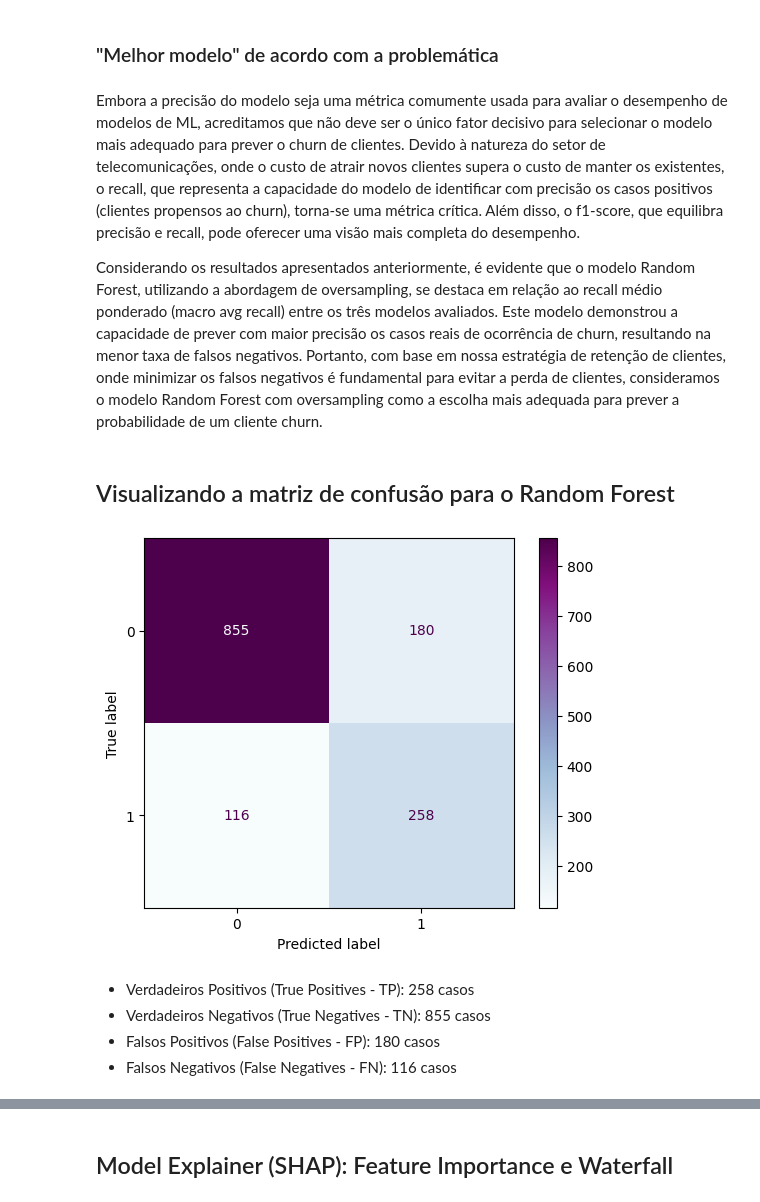
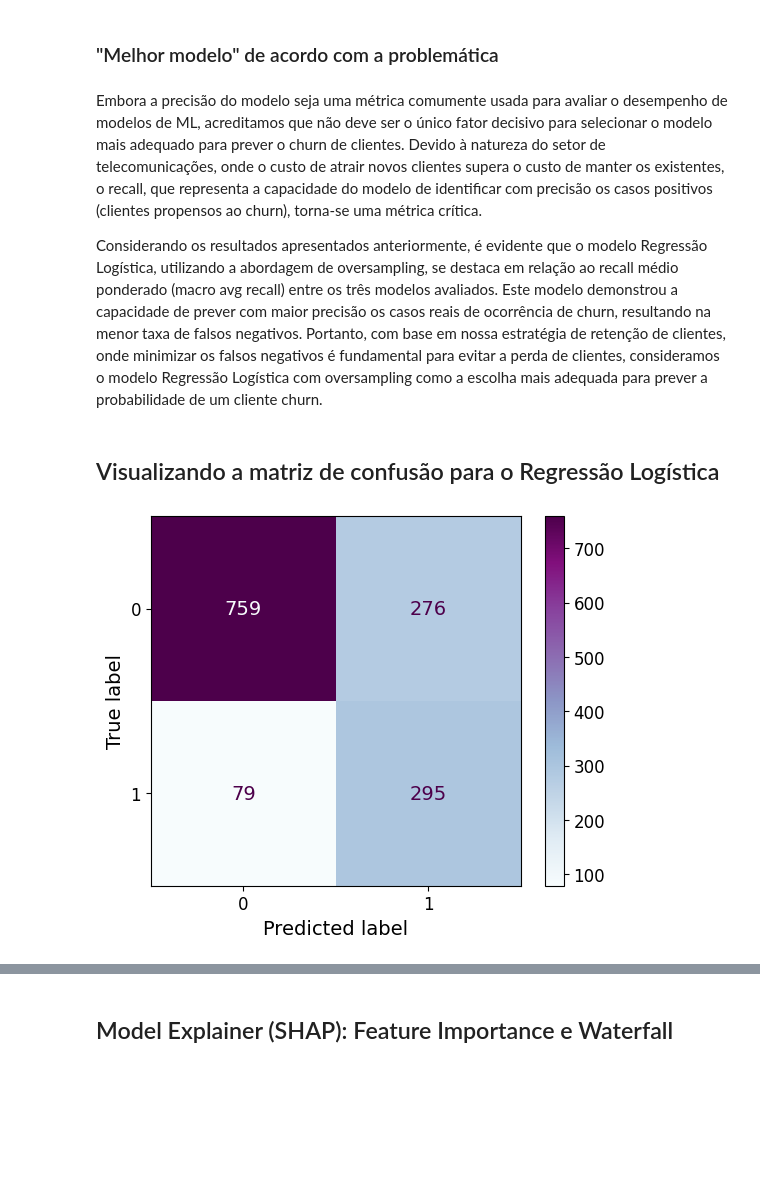
Before and after one commit to SarahBarbosa/churn-prediction, a Jupyter notebook: S02_FeatureEng_ML.ipynb, the cells around one changed output, grey strips where cells are left out. Saved outputs shown, nothing was run; the diff lists cells and outputs as text; code cells hidden in the pictures; blank space fills up the shorter version.

Commit message:
final model add

```diff
--- a/S02_FeatureEng_ML.ipynb
+++ b/S02_FeatureEng_ML.ipynb
@@ -307,21 +292,21 @@ Apesar dos três modelos terem pontuações muito próximas, a estratégia de Ov
 # %%
 from sklearn.linear_model import LogisticRegression
 from imblearn.pipeline import Pipeline as PipelineIMB
-from sklearn.ensemble import RandomForestClassifier, GradientBoostingClassifier
+from sklearn.ensemble import GradientBoostingClassifier
 
-# Oversampling {'model__max_depth': 10, 'model__n_estimators': 150}
-random_forest = RandomForestClassifier(max_depth = 10, n_estimators = 150, random_state = n)
-pipe_over = PipelineIMB([('preprocessor', preprocessor), ('resampler', SMOTE()), ('model', random_forest)])
+# Oversampling {'model__C': 0.1, 'model__max_iter': 1000, 'model__penalty': 'l2', 'model__solver': 'liblinear'}
+logistic_regression = LogisticRegression(C = 0.1, max_iter = 1000, penalty = 'l2', solver = 'liblinear', random_state = n)
+pipe_over = PipelineIMB([('preprocessor', preprocessor), ('resampler', SMOTE()), ('model', logistic_regression)])
 pipe_over.fit(X_train, y_train)
 
-# Undersampling {'model__C': 10, 'model__max_iter': 1000, 'model__penalty': 'l1', 'model__solver': 'liblinear'}
-logistic_regression = LogisticRegression(C = 10, max_iter = 1000, penalty = 'l1', solver = 'liblinear', random_state = n)
-pipe_under = PipelineIMB([('preprocessor', preprocessor), ('resampler', TomekLinks()), ('model', logistic_regression)])
+# Undersampling {'model__learning_rate': 0.1, 'model__max_depth': 5, 'model__n_estimators': 100}
+gradient_boosting_under = GradientBoostingClassifier(learning_rate = 0.1, max_depth = 5, n_estimators = 100, random_state = n)
+pipe_under = PipelineIMB([('preprocessor', preprocessor), ('resampler', TomekLinks()), ('model', gradient_boosting_under)])
 pipe_under.fit(X_train, y_train)
 
 # Default {'model__learning_rate': 0.1, 'model__max_depth': 3, 'model__n_estimators': 100}
-gradient_boosting = GradientBoostingClassifier(learning_rate = 0.1, max_depth = 3, n_estimators = 100, random_state = n)
-pipe_def = PipelineIMB([('preprocessor', preprocessor), ('model', gradient_boosting)])
+gradient_boosting_def = GradientBoostingClassifier(learning_rate = 0.1, max_depth = 3, n_estimators = 100, random_state = n)
+pipe_def = PipelineIMB([('preprocessor', preprocessor), ('model', gradient_boosting_def)])
 pipe_def.fit(X_train, y_train)
 # %% [output]
 Pipeline(steps=[('preprocessor',
@@ -348,9 +333,9 @@ Pipeline(steps=[('preprocessor',
 # %% [markdown]
 ## Previsões dos Modelos
 # %%
-rf_predictions = pipe_over.predict(X_test)
-lr_predictions = pipe_under.predict(X_test)
-gb_predictions = pipe_def.predict(X_test)
+lr_predictions = pipe_over.predict(X_test)
+gb_under_predictions = pipe_under.predict(X_test)
+gb_def_predictions = pipe_def.predict(X_test)
 # %% [markdown]
 ## Comparação dos valores reais com os valores previstos
 # %%
@@ -430,23 +397,18 @@ Comparando este modelo de Gradient Boosting com os modelos anteriores (Regressã
 # %% [markdown]
 ### "Melhor modelo" de acordo com a problemática
 # %% [markdown]
-Embora a precisão do modelo seja uma métrica comumente usada para avaliar o desempenho de modelos de ML, acreditamos que não deve ser o único fator decisivo para selecionar o modelo mais adequado para prever o churn de clientes. Devido à natureza do setor de telecomunicações, onde o custo de atrair novos clientes supera o custo de manter os existentes, o recall, que representa a capacidade do modelo de identificar com precisão os casos positivos (clientes propensos ao churn), torna-se uma métrica crítica. Além disso, o f1-score, que equilibra precisão e recall, pode oferecer uma visão mais completa do desempenho.
+Embora a precisão do modelo seja uma métrica comumente usada para avaliar o desempenho de modelos de ML, acreditamos que não deve ser o único fator decisivo para selecionar o modelo mais adequado para prever o churn de clientes. Devido à natureza do setor de telecomunicações, onde o custo de atrair novos clientes supera o custo de manter os existentes, o recall, que representa a capacidade do modelo de identificar com precisão os casos positivos (clientes propensos ao churn), torna-se uma métrica crítica.
 
-Considerando os resultados apresentados anteriormente, é evidente que o modelo Random Forest, utilizando a abordagem de oversampling, se destaca em relação ao recall médio ponderado (macro avg recall) entre os três modelos avaliados. Este modelo demonstrou a capacidade de prever com maior precisão os casos reais de ocorrência de churn, resultando na menor taxa de falsos negativos. Portanto, com base em nossa estratégia de retenção de clientes, onde minimizar os falsos negativos é fundamental para evitar a perda de clientes, consideramos o modelo Random Forest com oversampling como a escolha mais adequada para prever a probabilidade de um cliente churn.
+Considerando os resultados apresentados anteriormente, é evidente que o modelo Regressão Logística, utilizando a abordagem de oversampling, se destaca em relação ao recall médio ponderado (macro avg recall) entre os três modelos avaliados. Este modelo demonstrou a capacidade de prever com maior precisão os casos reais de ocorrência de churn, resultando na menor taxa de falsos negativos. Portanto, com base em nossa estratégia de retenção de clientes, onde minimizar os falsos negativos é fundamental para evitar a perda de clientes, consideramos o modelo Regressão Logística com oversampling como a escolha mais adequada para prever a probabilidade de um cliente churn.
 # %% [markdown]
-## Visualizando a matriz de confusão para o Random Forest
+## Visualizando a matriz de confusão para o Regressão Logística
 # %%
 import matplotlib.pyplot as plt
 from sklearn.metrics import confusion_matrix, ConfusionMatrixDisplay
 
-cm = confusion_matrix(y_test, rf_predictions, labels=pipe_over.classes_)
+cm = confusion_matrix(y_test, lr_predictions, labels=pipe_over.classes_)
 disp = ConfusionMatrixDisplay(confusion_matrix=cm, display_labels = pipe_over.classes_)
 disp = disp.plot(cmap = plt.cm.BuPu)
 plt.grid(False);
 # %% [output]
-[figure, old version]
+[figure, new version]
-# %% [markdown]
-- Verdadeiros Positivos (True Positives - TP): 258 casos
-- Verdadeiros Negativos (True Negatives - TN): 855 casos
-- Falsos Positivos (False Positives - FP): 180 casos
-- Falsos Negativos (False Negatives - FN): 116 casos
```
Also changed, not shown: parts of 42 cells of this notebook, 3 other files.
